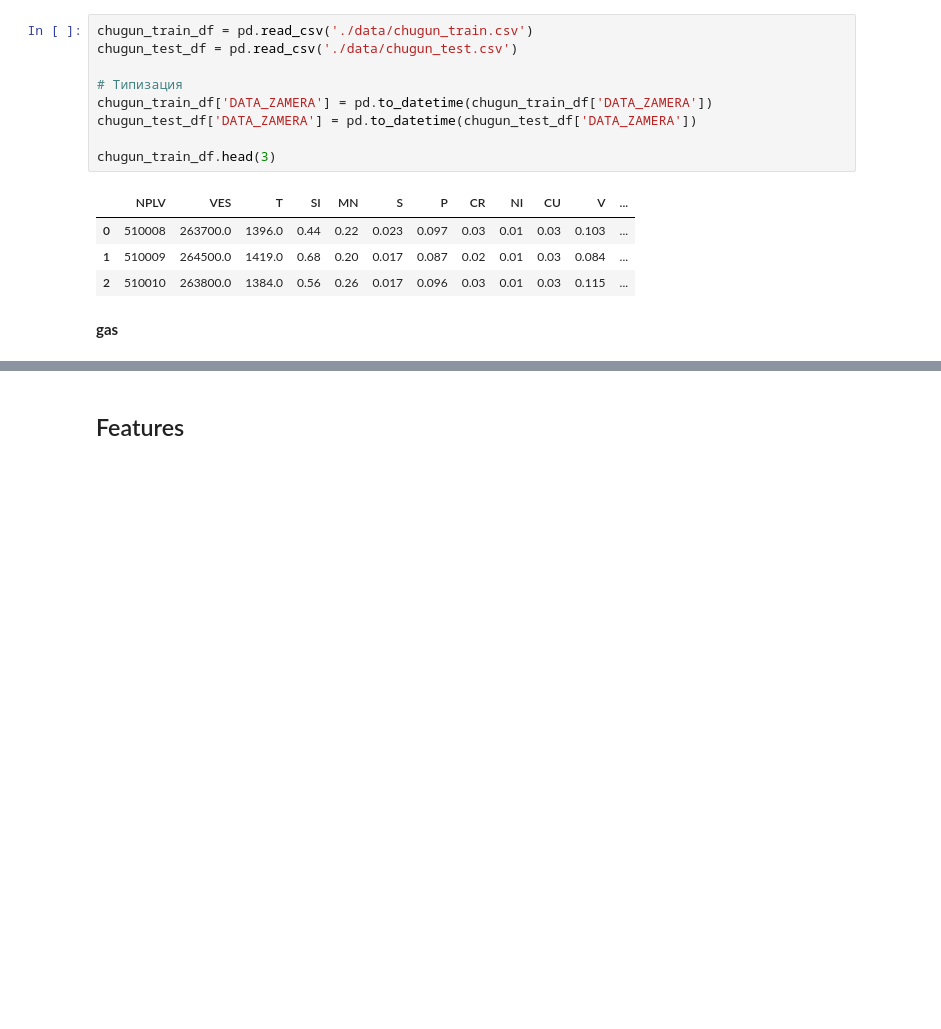
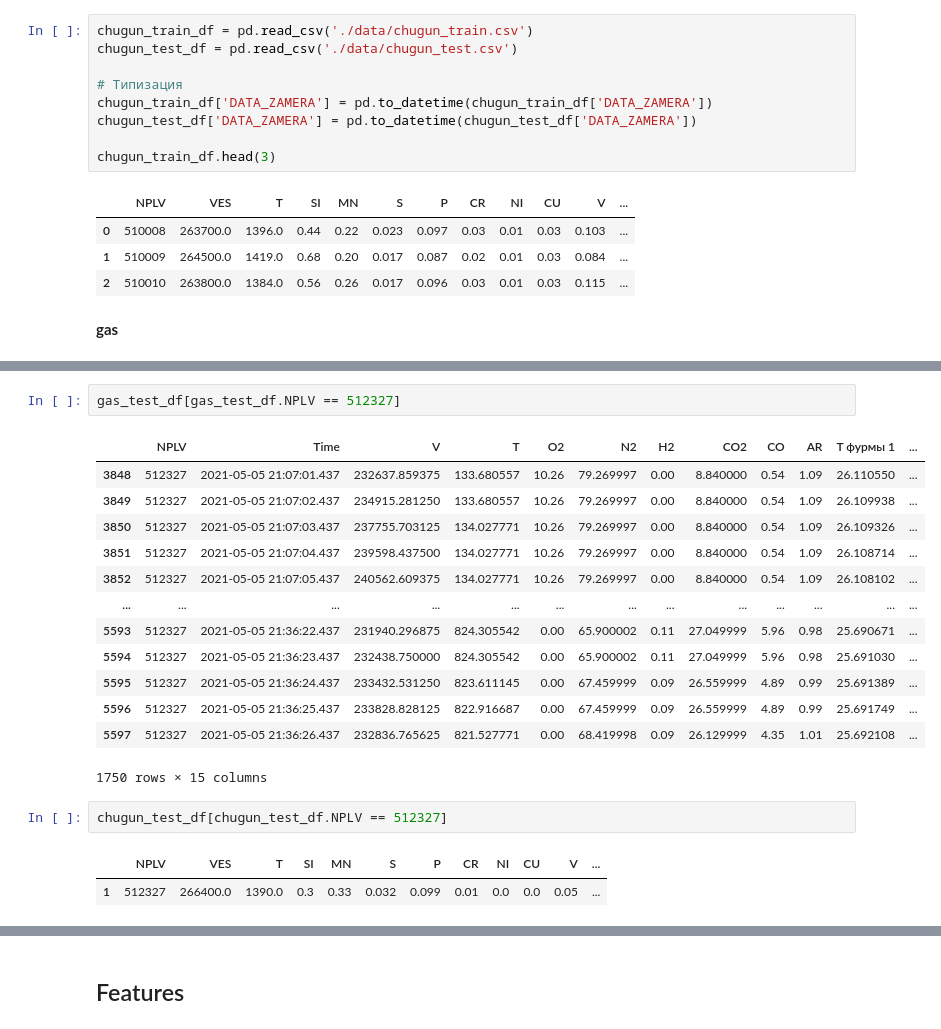
Before and after one commit to ndmel/evraz_challenge_2021_track_1, a Jupyter notebook: main.ipynb, the cells around one changed output, grey strips where cells are left out. Cells and saved outputs as stored; diff of their text form; blank space fills up the shorter version.

```diff
--- a/main.ipynb
+++ b/main.ipynb
@@ -269,0 +357,21 @@ gas_train_df.head(3)
+# %%
+gas_test_df[gas_test_df.NPLV == 512327]
+# %% [output]
+|  | NPLV | Time | V | T | O2 | N2 | H2 | CO2 | CO | AR | T фурмы 1 | ... |
+| 3848 | 512327 | 2021-05-05 21:07:01.437 | 232637.859375 | 133.680557 | 10.26 | 79.269997 | 0.00 | 8.840000 | 0.54 | 1.09 | 26.110550 | ... |
+| 3849 | 512327 | 2021-05-05 21:07:02.437 | 234915.281250 | 133.680557 | 10.26 | 79.269997 | 0.00 | 8.840000 | 0.54 | 1.09 | 26.109938 | ... |
+| 3850 | 512327 | 2021-05-05 21:07:03.437 | 237755.703125 | 134.027771 | 10.26 | 79.269997 | 0.00 | 8.840000 | 0.54 | 1.09 | 26.109326 | ... |
+| 3851 | 512327 | 2021-05-05 21:07:04.437 | 239598.437500 | 134.027771 | 10.26 | 79.269997 | 0.00 | 8.840000 | 0.54 | 1.09 | 26.108714 | ... |
+| 3852 | 512327 | 2021-05-05 21:07:05.437 | 240562.609375 | 134.027771 | 10.26 | 79.269997 | 0.00 | 8.840000 | 0.54 | 1.09 | 26.108102 | ... |
+| ... | ... | ... | ... | ... | ... | ... | ... | ... | ... | ... | ... | ... |
+| 5593 | 512327 | 2021-05-05 21:36:22.437 | 231940.296875 | 824.305542 | 0.00 | 65.900002 | 0.11 | 27.049999 | 5.96 | 0.98 | 25.690671 | ... |
+| 5594 | 512327 | 2021-05-05 21:36:23.437 | 232438.750000 | 824.305542 | 0.00 | 65.900002 | 0.11 | 27.049999 | 5.96 | 0.98 | 25.691030 | ... |
+| 5595 | 512327 | 2021-05-05 21:36:24.437 | 233432.531250 | 823.611145 | 0.00 | 67.459999 | 0.09 | 26.559999 | 4.89 | 0.99 | 25.691389 | ... |
+| 5596 | 512327 | 2021-05-05 21:36:25.437 | 233828.828125 | 822.916687 | 0.00 | 67.459999 | 0.09 | 26.559999 | 4.89 | 0.99 | 25.691749 | ... |
+| 5597 | 512327 | 2021-05-05 21:36:26.437 | 232836.765625 | 821.527771 | 0.00 | 68.419998 | 0.09 | 26.129999 | 4.35 | 1.01 | 25.692108 | ... |
+1750 rows × 15 columns
+# %%
+chugun_test_df[chugun_test_df.NPLV == 512327]
+# %% [output]
+|  | NPLV | VES | T | SI | MN | S | P | CR | NI | CU | V | ... |
+| 1 | 512327 | 266400.0 | 1390.0 | 0.3 | 0.33 | 0.032 | 0.099 | 0.01 | 0.0 | 0.0 | 0.05 | ... |
```
Also changed, not shown: parts of 21 cells of this notebook, 1 other file.
